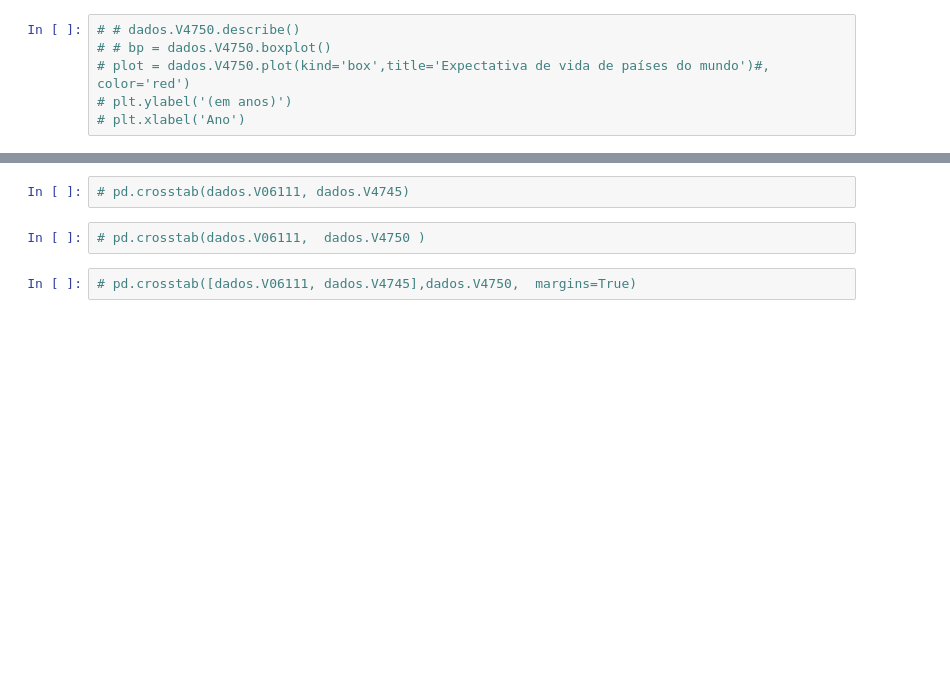
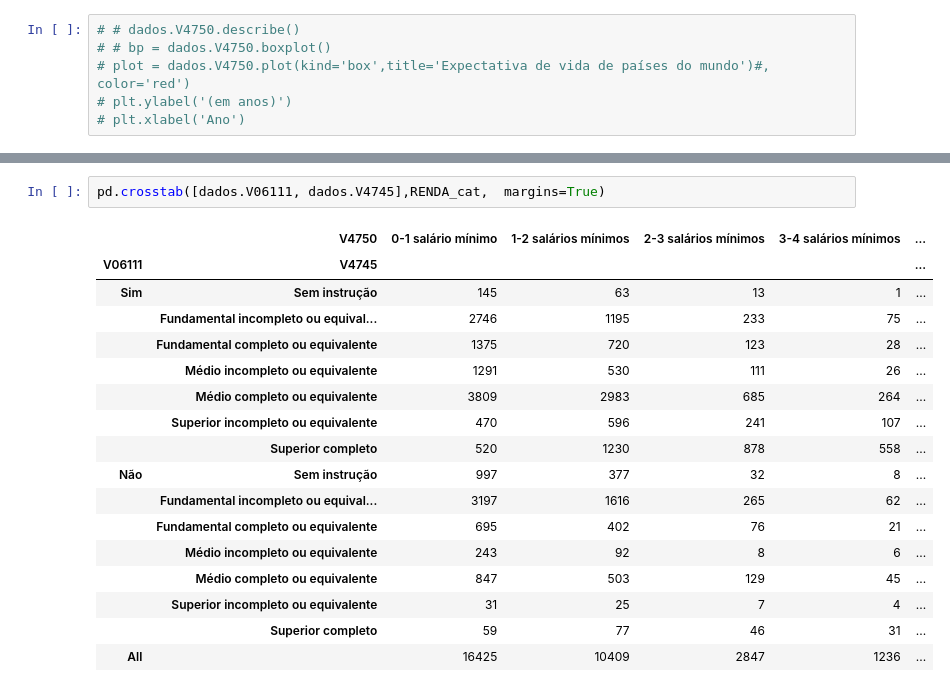
Before and after one commit to Fogelman/InsperEng-CD, a Jupyter notebook: Análise de dados.ipynb, the cells around one changed output, grey strips where cells are left out. Saved outputs shown, nothing was run; the diff lists cells and outputs as text; blank space fills up the shorter version.

```diff
--- a/Análise de dados.ipynb
+++ b/Análise de dados.ipynb
@@ -82,6 +107,20 @@ plt.title("Nivel de Ensino pelo uso de Internet \nem um período de 12 mêses")
 # %%
-# pd.crosstab(dados.V06111, dados.V4745)
+pd.crosstab([dados.V06111, dados.V4745],RENDA_cat,  margins=True)
+# %% [output]
+|  | V4750 | 0-1 salário mínimo | 1-2 salários mínimos | 2-3 salários mínimos | 3-4 salários mínimos | ... |
+| V06111 | V4745 |  |  |  |  | ... |
+| Sim | Sem instrução | 145 | 63 | 13 | 1 | ... |
+|  | Fundamental incompleto ou equival... | 2746 | 1195 | 233 | 75 | ... |
+|  | Fundamental completo ou equivalente | 1375 | 720 | 123 | 28 | ... |
+|  | Médio incompleto ou equivalente | 1291 | 530 | 111 | 26 | ... |
+|  | Médio completo ou equivalente | 3809 | 2983 | 685 | 264 | ... |
+|  | Superior incompleto ou equivalente | 470 | 596 | 241 | 107 | ... |
+|  | Superior completo | 520 | 1230 | 878 | 558 | ... |
+| Não | Sem instrução | 997 | 377 | 32 | 8 | ... |
+|  | Fundamental incompleto ou equival... | 3197 | 1616 | 265 | 62 | ... |
+|  | Fundamental completo ou equivalente | 695 | 402 | 76 | 21 | ... |
+|  | Médio incompleto ou equivalente | 243 | 92 | 8 | 6 | ... |
+|  | Médio completo ou equivalente | 847 | 503 | 129 | 45 | ... |
+|  | Superior incompleto ou equivalente | 31 | 25 | 7 | 4 | ... |
+|  | Superior completo | 59 | 77 | 46 | 31 | ... |
+| All |  | 16425 | 10409 | 2847 | 1236 | ... |
-# %%
-# pd.crosstab(dados.V06111,  dados.V4750 )
-# %%
-# pd.crosstab([dados.V06111, dados.V4745],dados.V4750,  margins=True)
```
Also changed, not shown: parts of 6 cells of this notebook.
